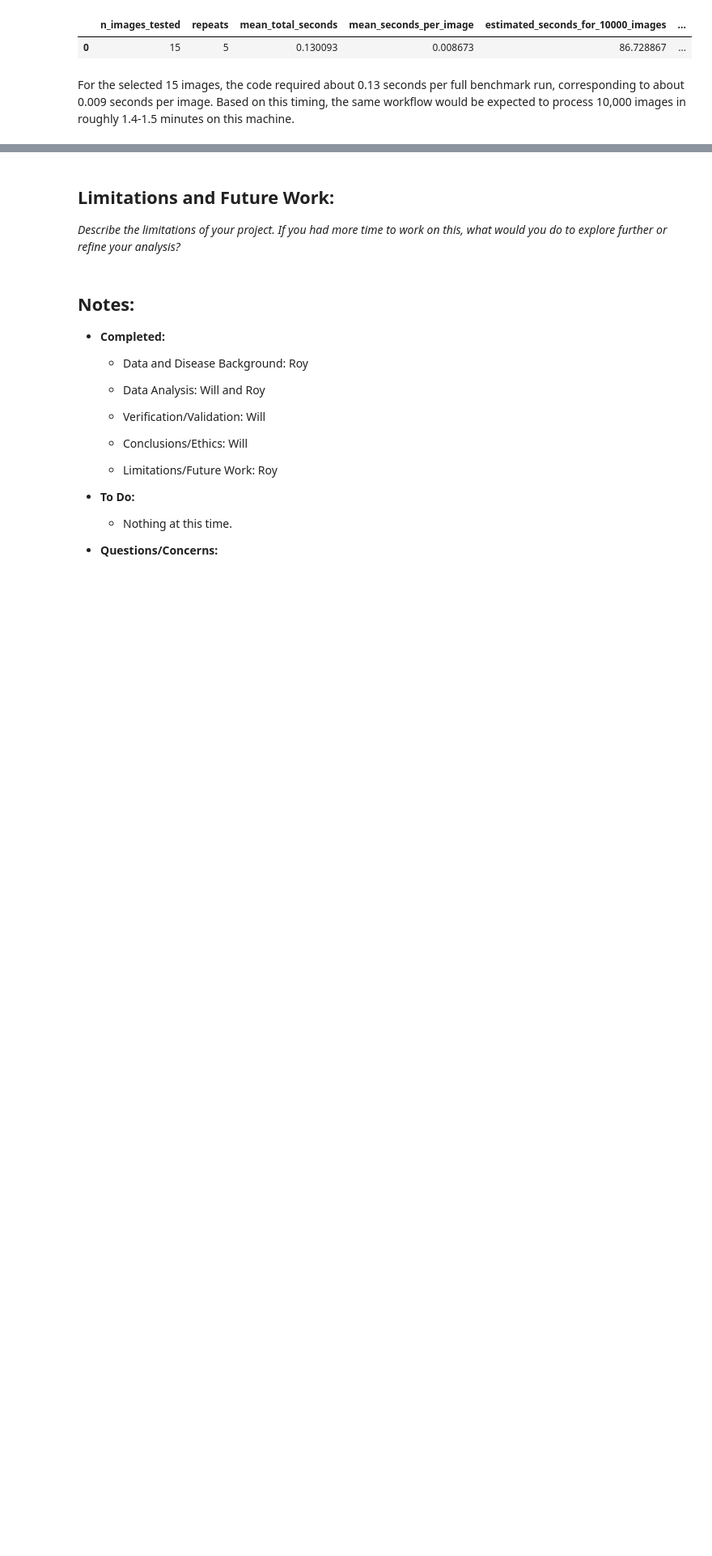
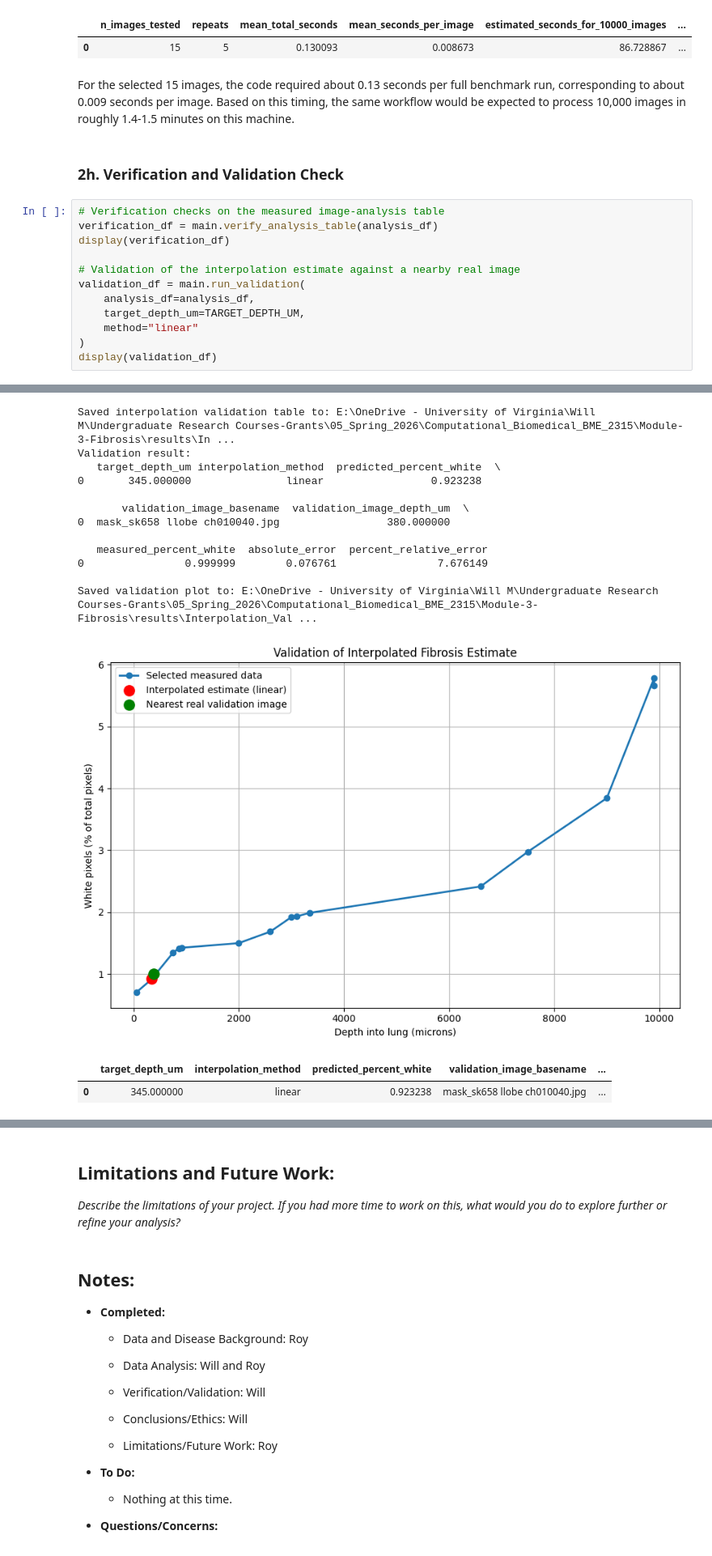
Before and after one commit to willdm1/Module-3-Fibrosis, a Jupyter notebook: Module 3 Official.ipynb, the cells around one changed output, grey strips where cells are left out. Shown at 81% size. Cells and saved outputs as stored; diff of their text form; blank space fills up the shorter version.

```diff
--- a/Module 3 Official.ipynb
+++ b/Module 3 Official.ipynb
@@ -250,3 +250,18 @@ Runtime benchmark:
 | 0 | 15 | 5 | 0.130093 | 0.008673 | 86.728867 | ... |
 # %% [markdown]
 For the selected 15 images, the code required about 0.13 seconds per full benchmark run, corresponding to about 0.009 seconds per image. Based on this timing, the same workflow would be expected to process 10,000 images in roughly 1.4-1.5 minutes on this machine.
+# %% [markdown]
+### 2h. Verification and Validation Check
+# %%
+# Verification checks on the measured image-analysis table
+verification_df = main.verify_analysis_table(analysis_df)
+display(verification_df)
+
+# Validation of the interpolation estimate against a nearby real image
+validation_df = main.run_validation(
+    analysis_df=analysis_df,
+    target_depth_um=TARGET_DEPTH_UM,
+    method="linear"
+)
+display(validation_df)
+# %% [output]
@@ -252,0 +301,15 @@ For the selected 15 images, the code required about 0.13 seconds per full benchm
+Saved interpolation validation table to: E:\OneDrive - University of Virginia\Will M\Undergraduate Research Courses-Grants\05_Spring_2026\Computational_Biomedical_BME_2315\Module-3-Fibrosis\results\In ...
+Validation result:
+   target_depth_um interpolation_method  predicted_percent_white  \
+0       345.000000               linear                 0.923238
+
+       validation_image_basename  validation_image_depth_um  \
+0  mask_sk658 llobe ch010040.jpg                 380.000000
+
+   measured_percent_white  absolute_error  percent_relative_error
+0                0.999999        0.076761                7.676149
+
+Saved validation plot to: E:\OneDrive - University of Virginia\Will M\Undergraduate Research Courses-Grants\05_Spring_2026\Computational_Biomedical_BME_2315\Module-3-Fibrosis\results\Interpolation_Val ...
+[figure, added]
+|  | target_depth_um | interpolation_method | predicted_percent_white | validation_image_basename | ... |
+| 0 | 345.000000 | linear | 0.923238 | mask_sk658 llobe ch010040.jpg | ... |
```
Also changed, not shown: parts of 4 cells of this notebook, 1 other file.
